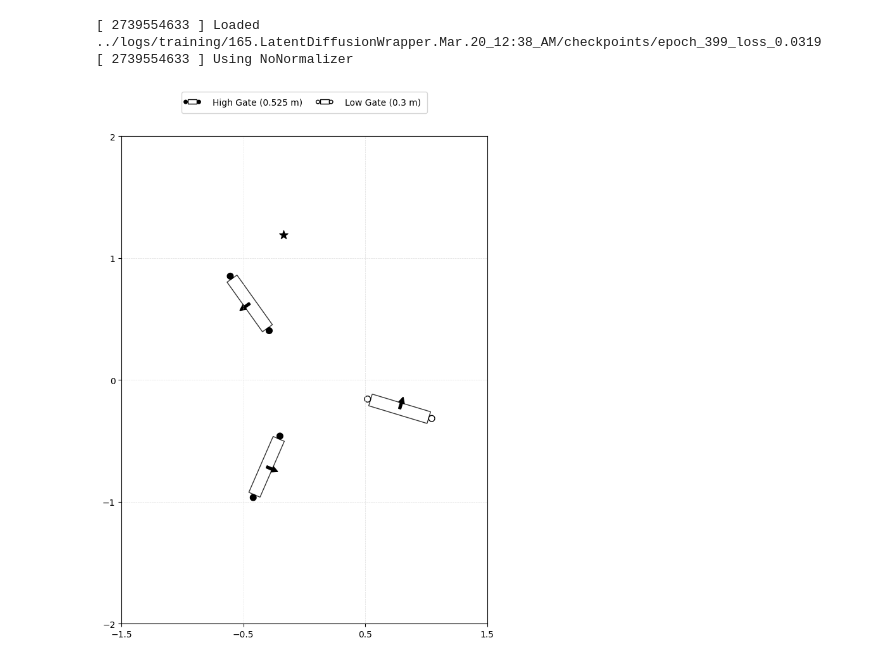
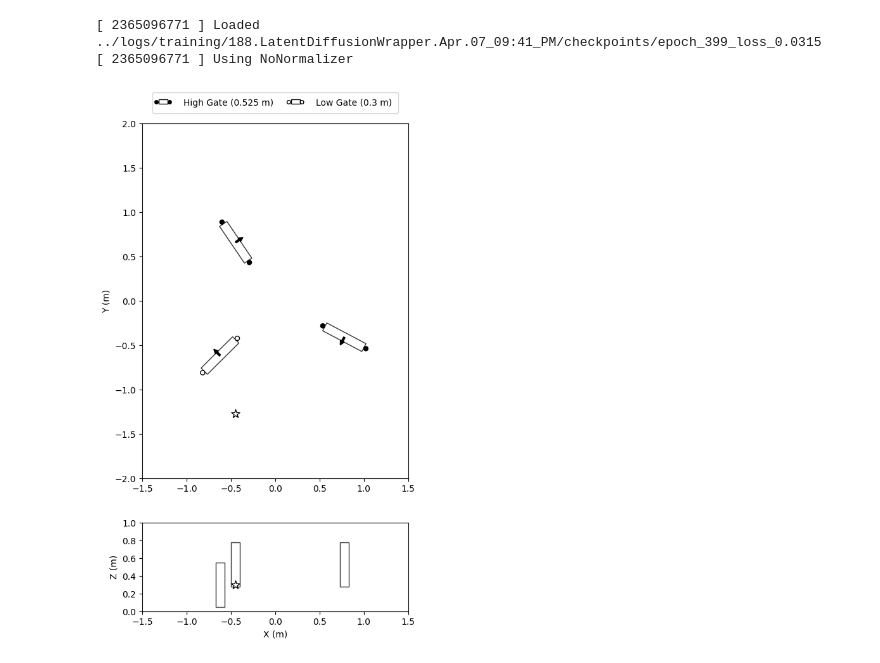
Before and after one commit to sparthaje/quadrotor-diffusion, a Jupyter notebook: notebooks/ldm.ipynb, the cells around one changed output. Saved outputs shown, nothing was run; the diff lists cells and outputs as text; code cells hidden in the pictures.

```diff
--- a/notebooks/ldm.ipynb
+++ b/notebooks/ldm.ipynb
@@ -18,6 +29,7 @@ from quadrotor_diffusion.utils.nn.post_process import fit_to_recon
 # %%
-COURSE = "../data/courses/triangle/13"
-EXPERIMENT = 165
+COURSE = "../data/courses/eval/212"
+# COURSE = "../data/courses/triangle/12"
+EXPERIMENT = 188
 
 model: LatentDiffusionWrapper = None
 ema: LatentDiffusionWrapper = None
@@ -30,7 +42,7 @@ model = ema.cuda()
 print(f"Loaded {chkpt}")
 print(f"Using {normalizer}")
 
-vae_experiment: int = 157
+vae_experiment: int = 174
 chkpt = get_checkpoint_file("../logs/training", vae_experiment)
 vae_wrapper: VAE_Wrapper = None
 vae_wrapper, _, _, _ = Trainer.load(chkpt, get_ema=False)
@@ -40,12 +52,12 @@ vae_downsample = 2 ** (len(vae_wrapper.args[1].channel_mults) - 1)
 model.encoder = vae_wrapper.encode
 model.decoder = vae_wrapper.decode
 # %% [output]
-[ 2739554633 ] Loaded ../logs/training/165.LatentDiffusionWrapper.Mar.20_12:38_AM/checkpoints/epoch_399_loss_0.0319
-[ 2739554633 ] Using NoNormalizer
+[ 2365096771 ] Loaded ../logs/training/188.LatentDiffusionWrapper.Apr.07_09:41_PM/checkpoints/epoch_399_loss_0.0315
+[ 2365096771 ] Using NoNormalizer
 # %%
 course = np.load(os.path.join(COURSE, "course.npy"))
 
-_, ax = course_base_plot()
-add_gates_to_course(course, ax, has_end=False)
+_, axs = course_base_plot()
+add_gates_to_course(course, axs, has_end=False)
 # %% [output]
-[figure, old version]
+[figure, new version]
```
Also changed, not shown: parts of 20 cells of this notebook, 19 other files.
